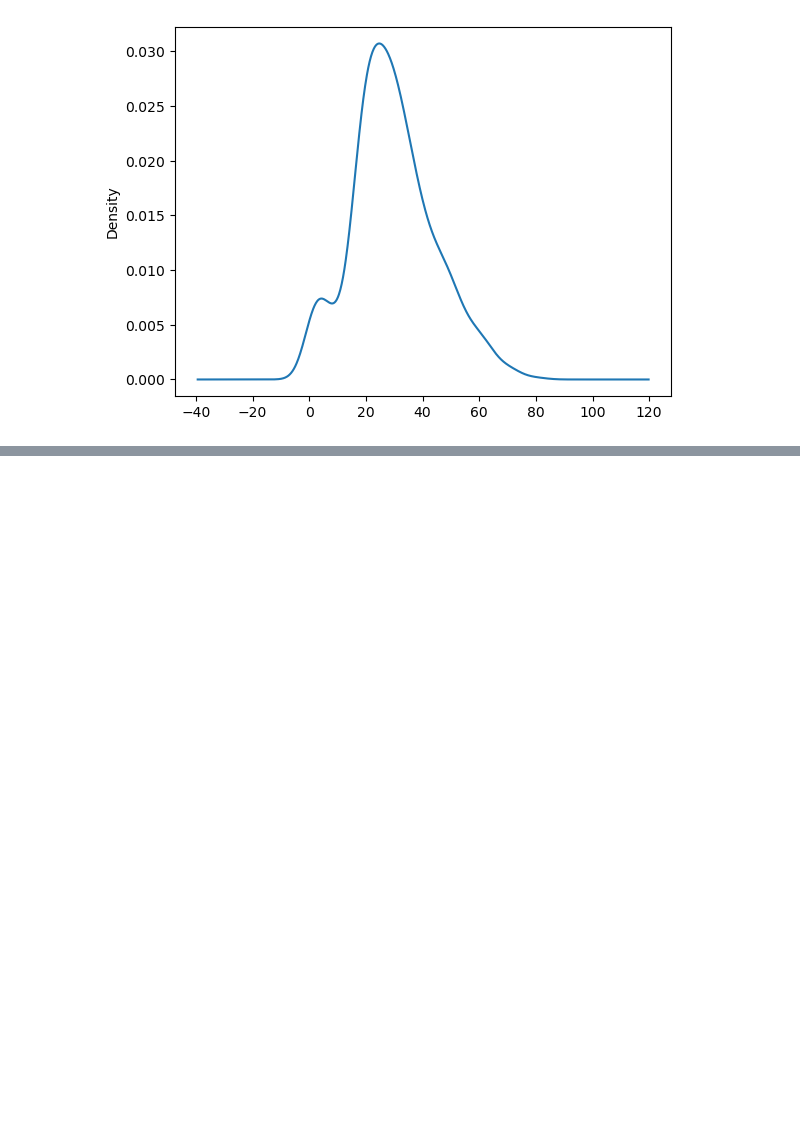
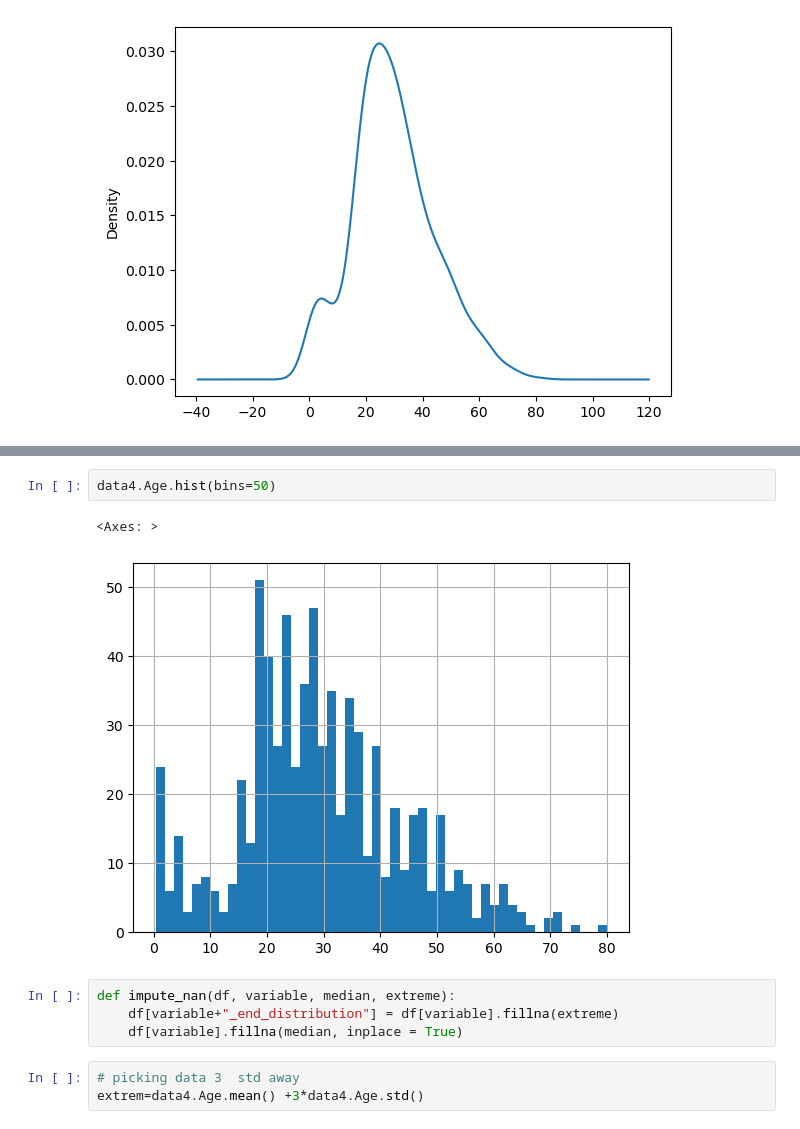
Before and after one commit to Mengistu1225/feature-engineering-practice, a Jupyter notebook: missing value handling.ipynb, the cells around one changed output, grey strips where cells are left out. Saved outputs shown, nothing was run; the diff lists cells and outputs as text; blank space fills up the shorter version.

```diff
--- a/missing value handling.ipynb
+++ b/missing value handling.ipynb
@@ -335,0 +393,12 @@ AttributeError: 'DataFrame' object has no attribute 'Age_mean'
+# %%
+data4.Age.hist(bins=50)
+# %% [output]
+<Axes: >
+[figure, added]
+# %%
+def impute_nan(df, variable, median, extreme):
+    df[variable+"_end_distribution"] = df[variable].fillna(extreme)
+    df[variable].fillna(median, inplace = True)
+# %%
+# picking data 3  std away
+extrem=data4.Age.mean() +3*data4.Age.std()
```
Also changed, not shown: parts of 28 cells of this notebook, 3 other files.
